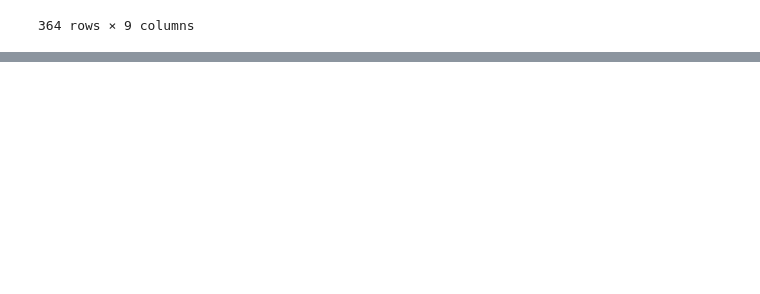
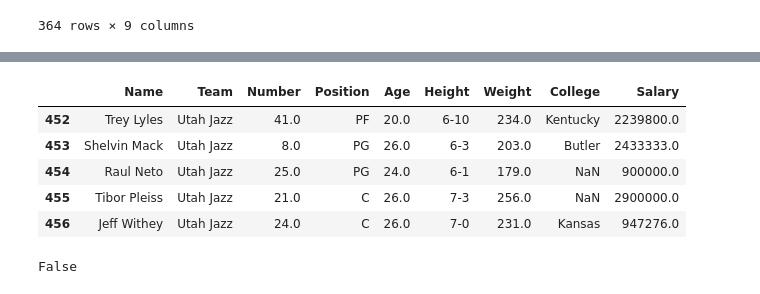
Before and after one commit to jejoonlee/TIL-and-Coding-Test, a Jupyter notebook: 블로그/Python/Pandas/pandas/DataFrames 1.ipynb, the cells around one changed output, grey strips where cells are left out. Cells and saved outputs as stored; diff of their text form; code cells hidden in the pictures; blank space fills up the shorter version.

```diff
--- a/블로그/Python/Pandas/pandas/DataFrames 1.ipynb
+++ b/블로그/Python/Pandas/pandas/DataFrames 1.ipynb
@@ -289,0 +368,14 @@ nba.dropna(subset=["College", "Salary"])
+# %%
+nba = pd.read_csv("nba.csv").dropna(how="all")
+nba.tail()
+# %% [output]
+|  | Name | Team | Number | Position | Age | Height | Weight | College | Salary |
+| 452 | Trey Lyles | Utah Jazz | 41.0 | PF | 20.0 | 6-10 | 234.0 | Kentucky | 2239800.0 |
+| 453 | Shelvin Mack | Utah Jazz | 8.0 | PG | 26.0 | 6-3 | 203.0 | Butler | 2433333.0 |
+| 454 | Raul Neto | Utah Jazz | 25.0 | PG | 24.0 | 6-1 | 179.0 | NaN | 900000.0 |
+| 455 | Tibor Pleiss | Utah Jazz | 21.0 | C | 26.0 | 7-3 | 256.0 | NaN | 2900000.0 |
+| 456 | Jeff Withey | Utah Jazz | 24.0 | C | 26.0 | 7-0 | 231.0 | Kansas | 947276.0 |
+# %%
+nba["Age"].hasnans
+# %% [output]
+False
```
Also changed, not shown: parts of 20 cells of this notebook, 12 other files.
